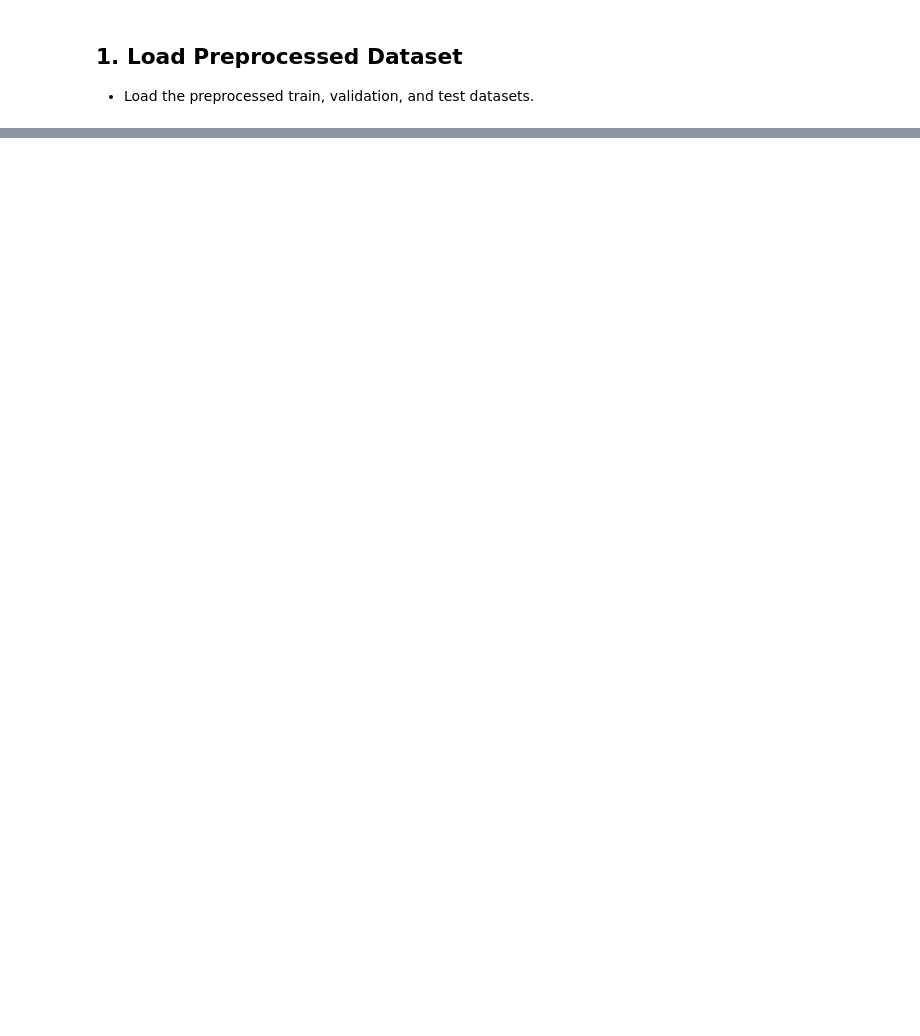
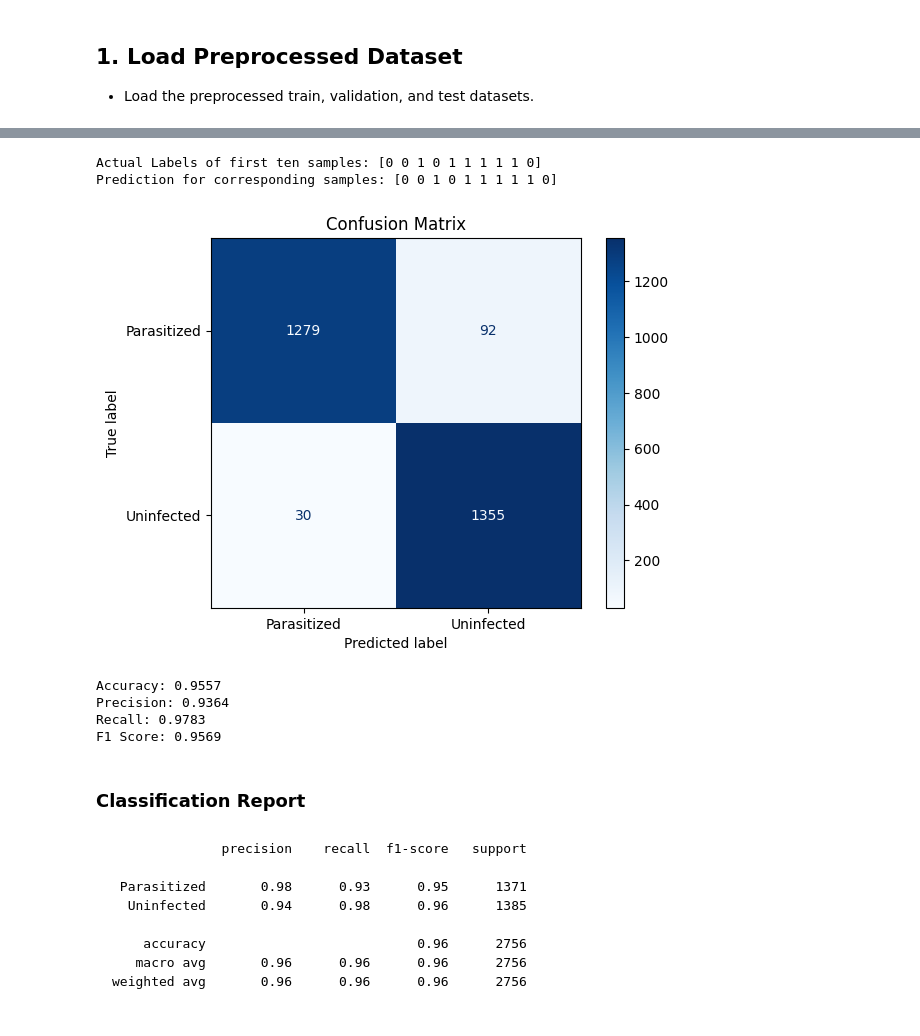
Before and after one commit to khalandarsihan/CNN-malaria-image-recognition, a Jupyter notebook: notebooks/cnn-model_training.ipynb.ipynb, the cells around one changed output, grey strips where cells are left out. Cells and saved outputs as stored; diff of their text form; code cells hidden in the pictures; blank space fills up the shorter version.

````diff
--- a/notebooks/cnn-model_training.ipynb.ipynb
+++ b/notebooks/cnn-model_training.ipynb.ipynb
@@ -313,0 +304,22 @@ model.save('/tf/projects/malaria-image-recognition/notebooks/cnn_malaria_image_m
+# %%
+mu.eval_visualize_performance(actual_labels, predicted_labels)
+# %% [output]
+Actual Labels of first ten samples: [0 0 1 0 1 1 1 1 1 0]
+Prediction for corresponding samples: [0 0 1 0 1 1 1 1 1 0]
+[figure, added]
+Accuracy: 0.9557
+Precision: 0.9364
+Recall: 0.9783
+F1 Score: 0.9569
+### Classification Report
+```
+              precision    recall  f1-score   support
+
+ Parasitized       0.98      0.93      0.95      1371
+  Uninfected       0.94      0.98      0.96      1385
+
+    accuracy                           0.96      2756
+   macro avg       0.96      0.96      0.96      2756
+weighted avg       0.96      0.96      0.96      2756
+
+```
````
Also changed, not shown: parts of 22 cells of this notebook, 13 other files.
